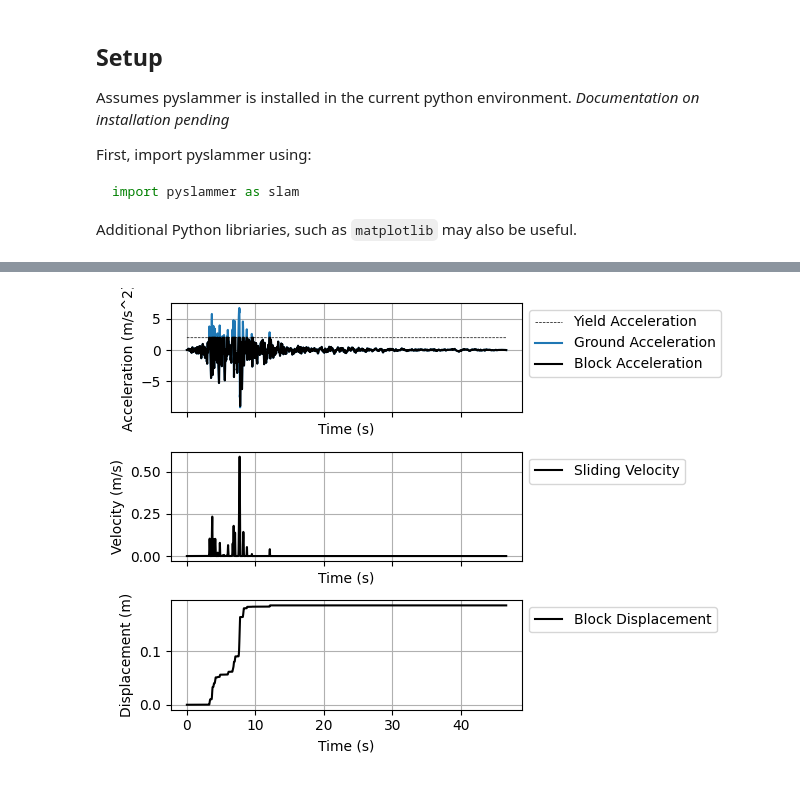
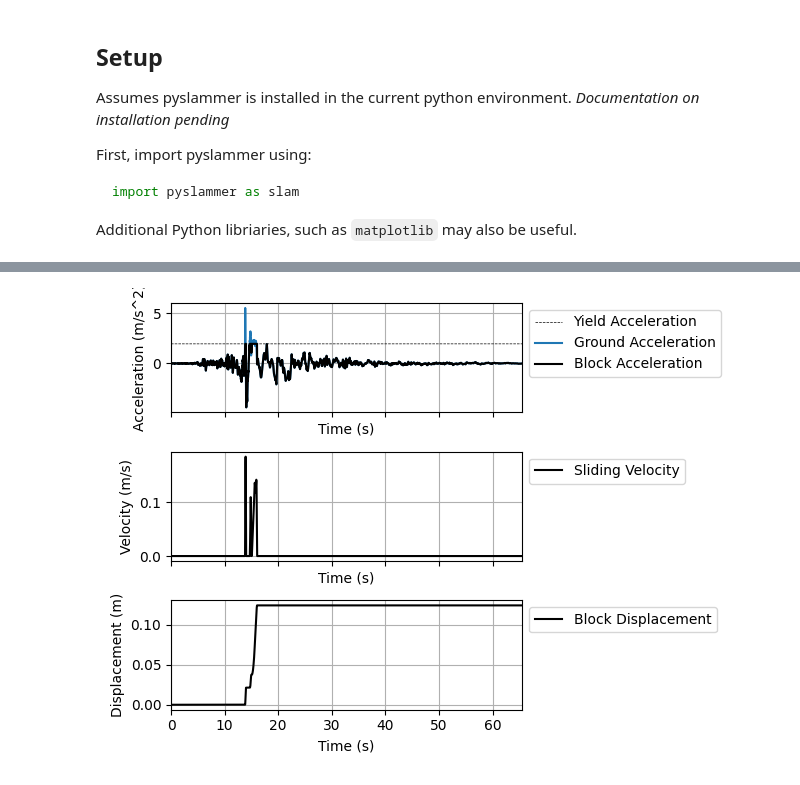
Before and after one commit to pySLAMMER/pySLAMMER, a Jupyter notebook: demos/batch_demo.ipynb, the cells around one changed output, grey strips where cells are left out. Saved outputs shown, nothing was run; the diff lists cells and outputs as text; code cells hidden in the pictures.

```diff
--- a/demos/batch_demo.ipynb
+++ b/demos/batch_demo.ipynb
@@ -33,3 +33,7 @@ import pyslammer as slam
 import numpy as np
 import pandas as pd
 import matplotlib.pyplot as plt
+# %%
+kys = np.linspace(0.1,0.7,100)
+histories = slam.sample_ground_motions()
+output = {}
@@ -36,12 +63,11 @@ import matplotlib.pyplot as plt
 # %%
 # single simulation
 ky = 0.2
+motion = "Chi-Chi_1999_TCU068-090"
 
-tHist = slam.csv_time_hist('../pyslammer/sample_ground_motions/Northridge_VSP-360.csv')
-# tHist[1] /= 9.81 (if g is needed)
-result = slam.SlidingBlockAnalysis(tHist, ky)
+single_result = slam.SlidingBlockAnalysis(histories[motion], ky)
 plt.close('all')
-fig, axs = slam.sliding_block_plot(result)
+fig, axs = slam.sliding_block_plot(single_result)
 plt.show()
 # %% [output]
-[figure, old version]
+[figure, new version]
```
Also changed, not shown: parts of 9 cells of this notebook, 4 other files.
